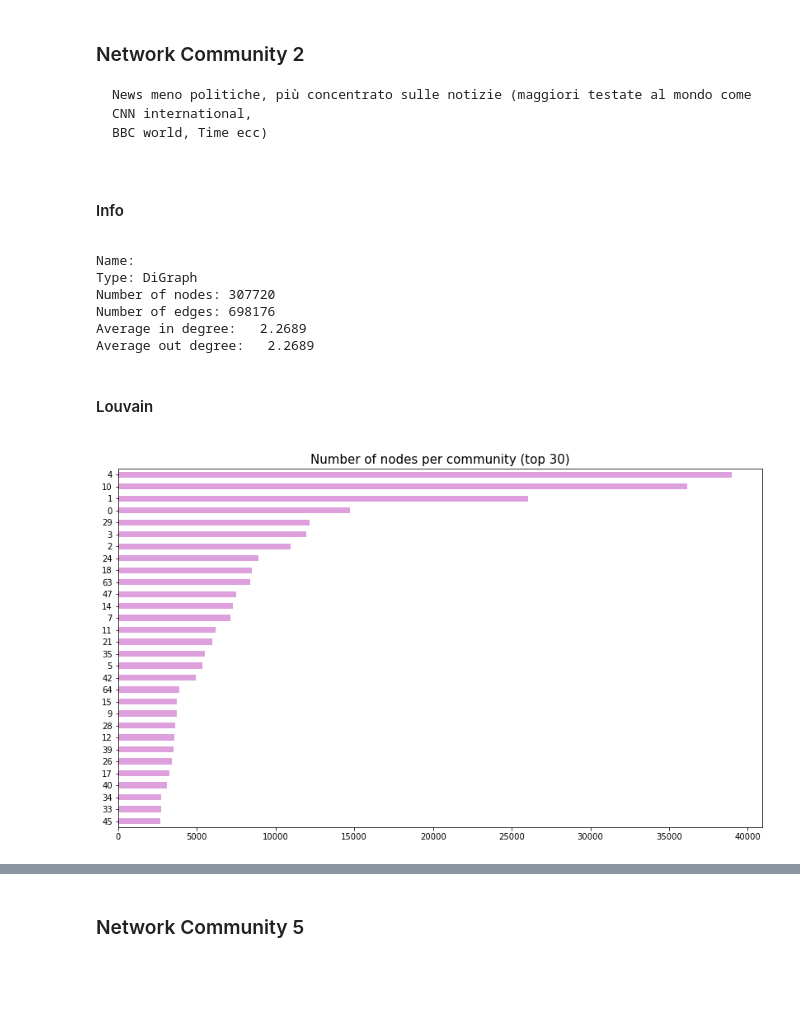
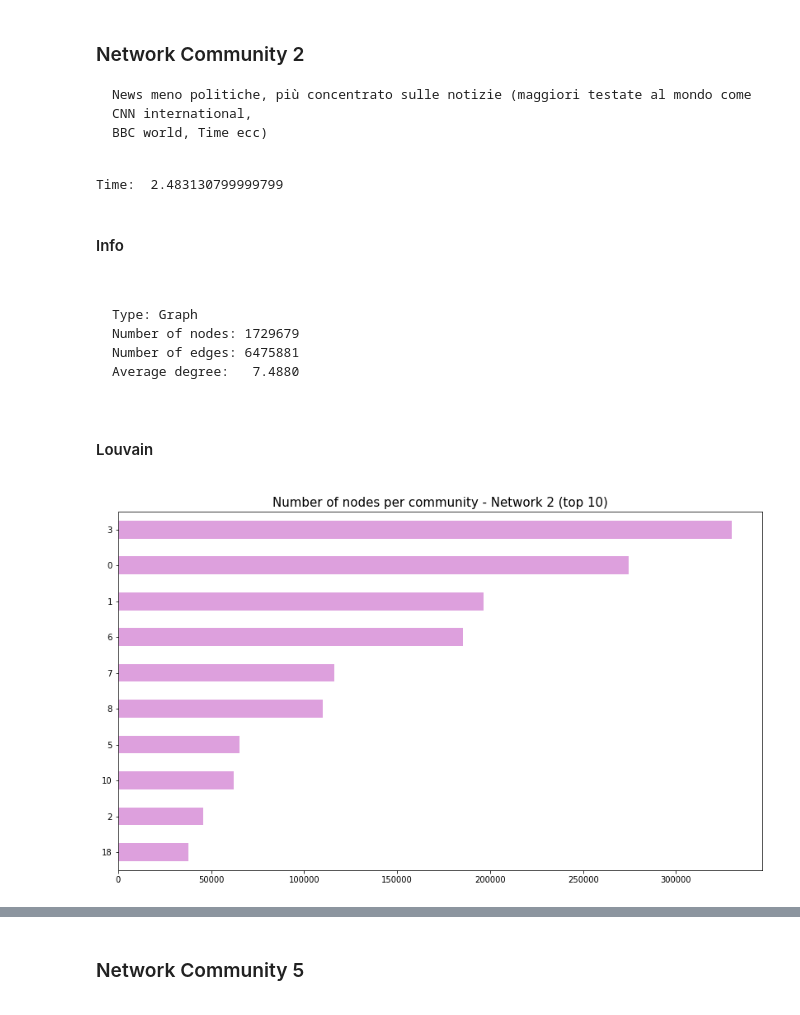
Before and after one commit to gi-ux/BachelorProject, a Jupyter notebook: notebook/Subnetworks.ipynb, the cells around one changed output, grey strips where cells are left out. Drawn from its saved outputs; the diff is of its cells as text; code cells hidden in the pictures; blank space fills up the shorter version.

```diff
--- a/notebook/Subnetworks.ipynb
+++ b/notebook/Subnetworks.ipynb
@@ -164,7 +166,7 @@ Process 19
 </p>
 <a id="comm_1"/>
 # %%
-path_inside = path + "/network_1/"
+path_inside = path + "/nt_1/"
 louvain_path = glob.glob(path_inside + "louvain*.json")[0]
 louvain_1 = read_from_json(louvain_path)
 ccdh_rt_flt_1 = ccdh_rt[ccdh_rt.user_screen_name.isin([x for x in louvain_1])]
@@ -173,0 +176,14 @@ Time:  1.2859998999999789
+# %%
+for i in louvain_1:
+    if i in list(bad_dozen["screen_name"]):
+        print(i)
+        print(louvain_1.get(i))
+# bad_flt_1 = bad_dozen[bad_dozen.screen_name.isin([x for x in louvain_2])]
+# bad_flt_1
+
+# mercola
+# RobertKennedyJr
+# BusyDrT
+# DrButtar
+# unhealthytruth
+# DrChrisNorthrup
@@ -199,0 +219,6 @@ len(good_rt_flt_1)
+# %%
+s = 0
+for i in comm[:5]:
+    s = s + i
+print(f"le prime 5 subcommunities sono il {round(s/comm.sum()*100,2)}% del totale nella network_1")
+print(f"il numero di utenti è {comm.sum()}")
@@ -241,36 +269,38 @@ La network contiene 23097 utenti che retwettano i GOOD DOZEN su un totale di 594
 </p>
 <a id="comm_2"/>
 # %%
-nt_2 = pd.read_csv(path + "nt_2.csv", low_memory=False, lineterminator='\n')
-out_2 = network_general(nt_2)
-louvain_2 = network_louvain(nt_2)
-ccdh_rt_flt_2 = ccdh_rt[ccdh_rt.user_screen_name.isin([x for x in louvain_2["best_part"]])]
-good_rt_flt_2 = good_rt[good_rt.user_screen_name.isin([x for x in louvain_2["best_part"]])]
+path_inside = path + "/nt_2/"
+louvain_path = glob.glob(path_inside + "louvain*.json")[0]
+louvain_2 = read_from_json(louvain_path)
+ccdh_rt_flt_2 = ccdh_rt[ccdh_rt.user_screen_name.isin([x for x in louvain_2])]
+good_rt_flt_2 = good_rt[good_rt.user_screen_name.isin([x for x in louvain_2])]
+# %% [output]
+Time:  2.483130799999799
 # %% [markdown]
 #### Info
 <a id="info_2">
-# %%
-print(out_2['info'])
-# %% [output]
-Name:
-Type: DiGraph
-Number of nodes: 307720
-Number of edges: 698176
-Average in degree:   2.2689
-Average out degree:   2.2689
+# %% [markdown]
+<p>
+
+    Type: Graph
+    Number of nodes: 1729679
+    Number of edges: 6475881
+    Average degree:   7.4880
+
+</p>
 # %% [markdown]
 #### Louvain
 <a id="louvain_2"/>
 # %%
 communities = []
-for i in louvain_2["best_part"]:
-    communities.append(louvain_2["best_part"].get(i))
+for i in louvain_2:
+    communities.append(louvain_2.get(i))
 comm = pd.Series(communities).value_counts().sort_values(ascending=False)
 fig = plt.figure(figsize=(14, 8))
-ax = comm[:30].plot(kind='barh', color='plum', fig=(14,14)) #orange #lightseagreen
-ax.set_title('Number of nodes per community (top 30)', fontsize=15)
+ax = comm[:10].plot(kind='barh', color='plum') #orange #lightseagreen
+ax.set_title('Number of nodes per community - Network 2 (top 10)', fontsize=15)
 ax.invert_yaxis()
 plt.show()
 # %% [output]
-[figure, old version]
+[figure, new version]
 # %%
```
Also changed, not shown: parts of 14 cells of this notebook, 2 other files.
